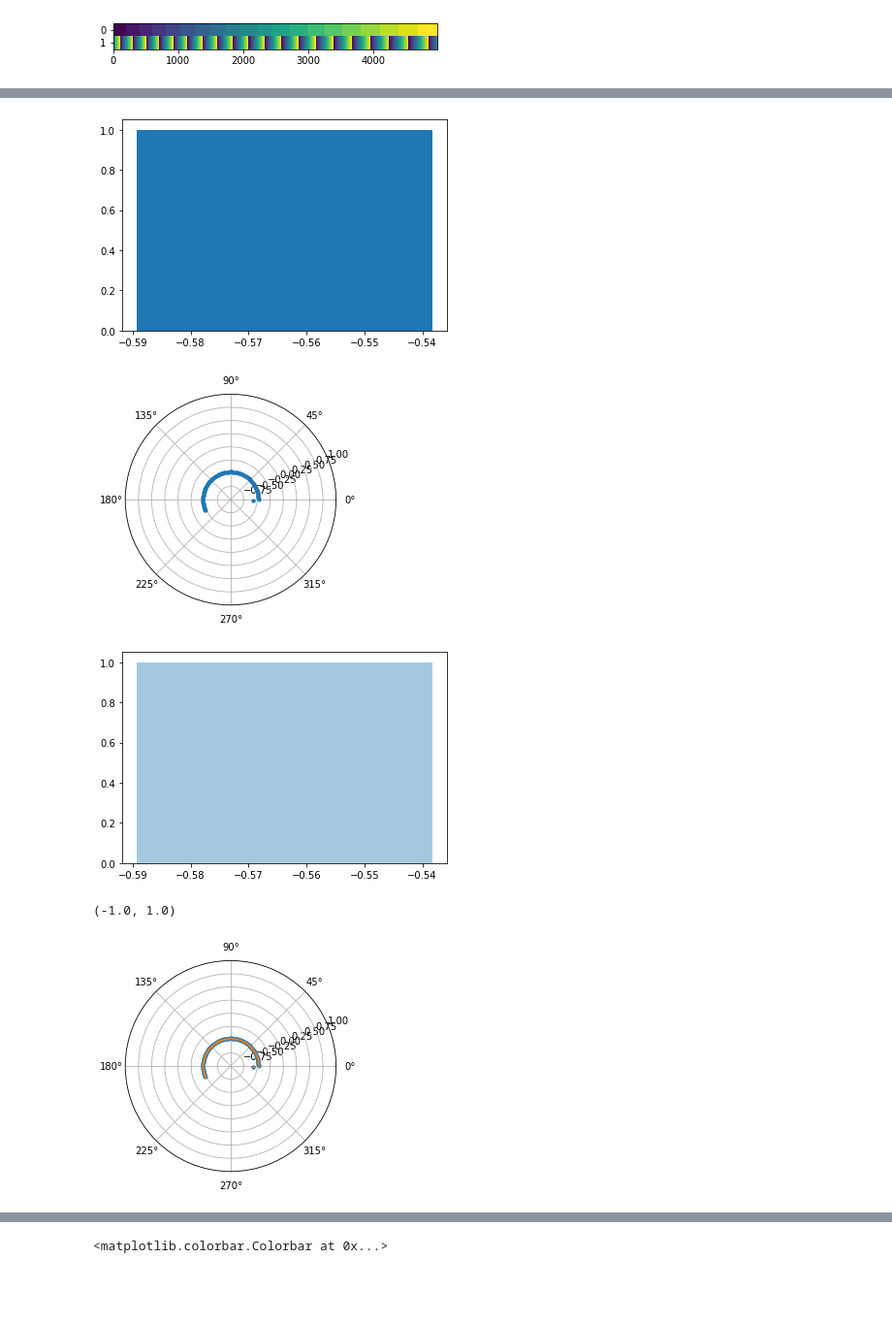
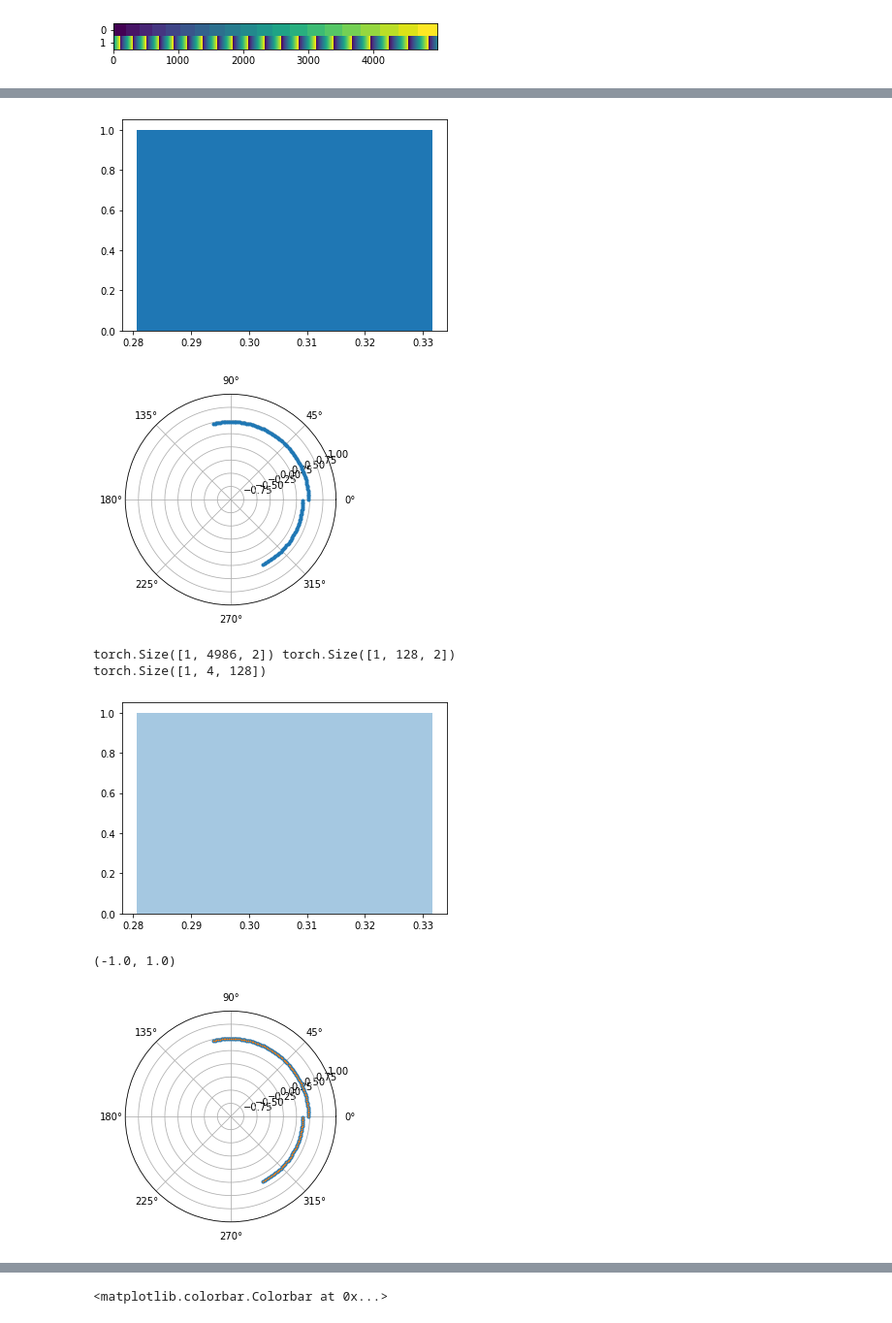
Before and after one commit to mdubouch/noise-gan, a Jupyter notebook: noise_info.ipynb, the cells around one changed output, grey strips where cells are left out. Shown at 97% size. Drawn from its saved outputs; the diff is of its cells as text; code cells hidden in the pictures; blank space fills up the shorter version.

```diff
--- a/noise_info.ipynb
+++ b/noise_info.ipynb
@@ -713,8 +753,8 @@ def sample_real(batch_size, noise_strength=0.0):
 
     #smpl = nn.functional.avg_pool1d(smpl, kernel_size=256//stage)
 
-    _noise = noise_strength * torch.randn_like(smpl)
-    return smpl + _noise
+    #_noise = noise_strength * torch.randn_like(smpl)
+    return smpl# + _noise
     #return torch.clamp(smpl + _noise, -1, 1)#periodic(smpl + _noise, [2, 3, 4])
 
 def sample_fake(batch_size):
@@ -723,34 +763,35 @@ def sample_fake(batch_size):
     return _fk
 # %%
 _dummy = sample_real(1)
-_dummy[0,3] = torch.arange(1024, 1024+128, dtype=torch.double) / 4986 * 2 - 1
+_dummy[0,3] = torch.arange(3192, 3192+128, dtype=torch.long) / 4985. * 2 - 1
 #_dummy[1,3] = torch.from_numpy(np.arange(0., 128) / 4986. * 2 - 1)
 plt.hist(_dummy[:,3].flatten().detach().cpu(), bins=128);
 #print(_dummy.shape)
 _emb = disc.do_embed(_dummy)
 plt.show()
-# print(_emb[:,4], _emb[:,3])
-plt.polar(_emb[:,4].flatten().detach().cpu() * np.pi, _emb[:,3].flatten().detach().cpu(), linewidth=0, marker='.')
+plt.polar(_emb[:,5].flatten().detach().cpu() * np.pi, _emb[:,4].flatten().detach().cpu(), linewidth=0, marker='.')
 plt.ylim(-1, 1)
 plt.show()
 
 # print(_emb.shape)
 _rv = disc.reverse_embed(_emb)
-# print(_rv.shape)
+print(_rv.shape)
 # print(_rv[:,3].mean())
 plt.hist(_rv[:,3].flatten().detach().cpu(), bins=128, alpha=0.4);
 plt.show()
 
 __emb = disc.do_embed(_rv)
-plt.polar(_emb[:,4].flatten().detach().cpu() * np.pi, _emb[:,3].flatten().detach().cpu(), linewidth=0, marker='.', alpha=1)
-plt.polar(__emb[:,4].flatten().detach().cpu() * np.pi, __emb[:,3].flatten().detach().cpu(), linewidth=0, marker='.', alpha=1, markersize=1.5)
+plt.polar(_emb[:,5].flatten().detach().cpu() * np.pi, _emb[:,4].flatten().detach().cpu(), linewidth=0, marker='.', alpha=1)
+plt.polar(__emb[:,5].flatten().detach().cpu() * np.pi, __emb[:,4].flatten().detach().cpu(), linewidth=0, marker='.', alpha=1, markersize=1.5)
 plt.ylim(-1, 1)
 # %% [output]
-[figure, old version]
+[figure, new version]
-[figure, old version]
+[figure, new version]
+torch.Size([1, 4986, 2]) torch.Size([1, 128, 2])
+torch.Size([1, 4, 128])
-[figure, old version]
+[figure, new version]
-(-1.0, 1.0)
+(-1.0, 1.0)
-[figure, old version]
+[figure, new version]
 # %%
 batch_size=64
 # %%
```
Also changed, not shown: parts of 23 cells of this notebook.
